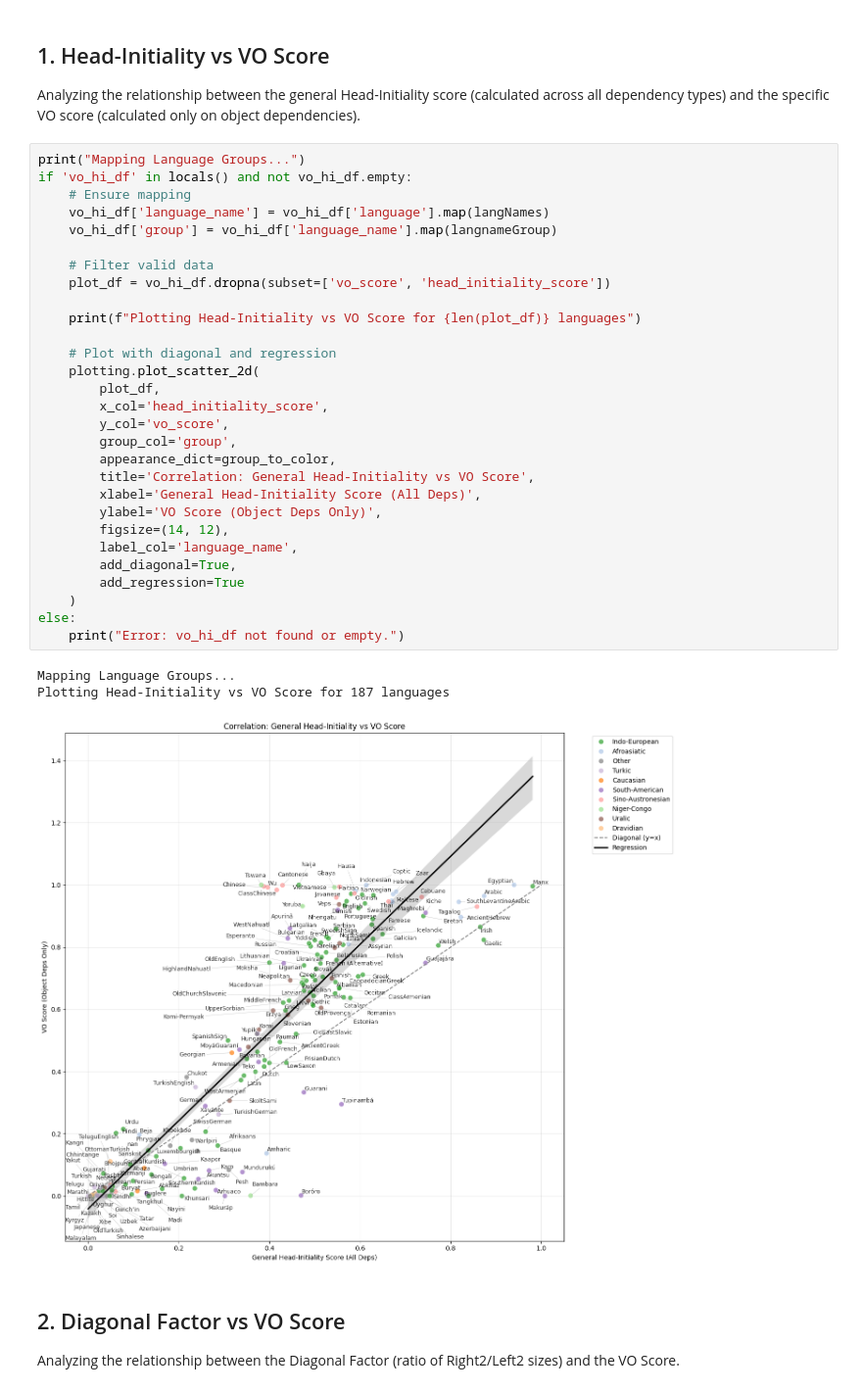
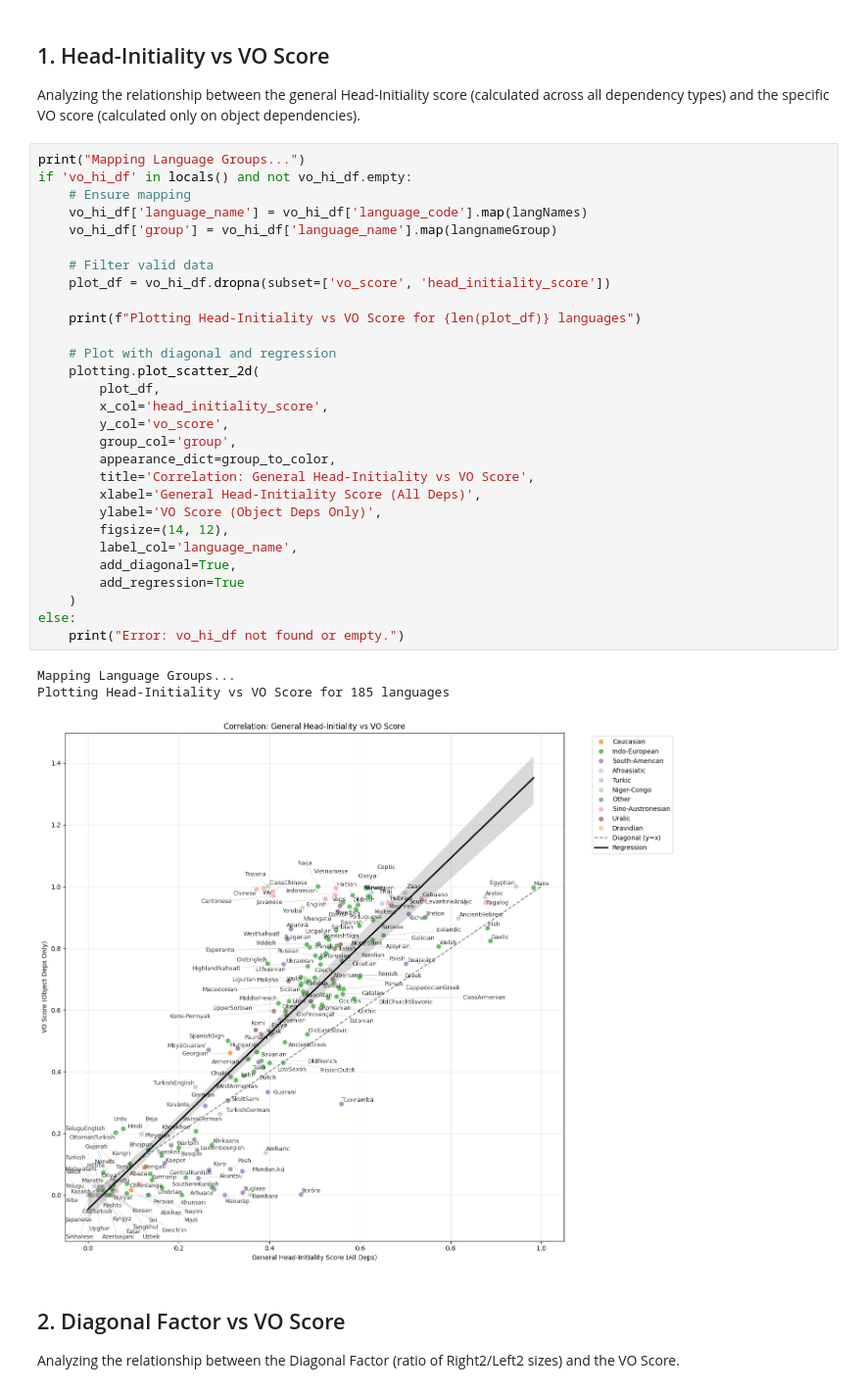
Before and after one commit to typometrics/dataanalysis, a Jupyter notebook: 06_factor_analysis.ipynb, the cells around one changed output. Shown: that part at 98% size. Saved outputs shown, nothing was run; the diff lists cells and outputs as text.

```diff
--- a/06_factor_analysis.ipynb
+++ b/06_factor_analysis.ipynb
@@ -69,36 +69,36 @@ Analyzing the relationship between the general Head-Initiality score (calculated
 # %%
 print("Mapping Language Groups...")
 if 'vo_hi_df' in locals() and not vo_hi_df.empty:
     # Ensure mapping
-    vo_hi_df['language_name'] = vo_hi_df['language'].map(langNames)
+    vo_hi_df['language_name'] = vo_hi_df['language_code'].map(langNames)
     vo_hi_df['group'] = vo_hi_df['language_name'].map(langnameGroup)
 
     # Filter valid data
     plot_df = vo_hi_df.dropna(subset=['vo_score', 'head_initiality_score'])
 
     print(f"Plotting Head-Initiality vs VO Score for {len(plot_df)} languages")
 
     # Plot with diagonal and regression
     plotting.plot_scatter_2d(
         plot_df,
         x_col='head_initiality_score',
         y_col='vo_score',
         group_col='group',
         appearance_dict=group_to_color,
         title='Correlation: General Head-Initiality vs VO Score',
         xlabel='General Head-Initiality Score (All Deps)',
         ylabel='VO Score (Object Deps Only)',
         figsize=(14, 12),
         label_col='language_name',
         add_diagonal=True,
         add_regression=True
     )
 else:
     print("Error: vo_hi_df not found or empty.")
 # %% [output]
 Mapping Language Groups...
-Plotting Head-Initiality vs VO Score for 187 languages
+Plotting Head-Initiality vs VO Score for 185 languages
-[figure, old version]
+[figure, new version]
 # %% [markdown]
 ## 2. Diagonal Factor vs VO Score
 
```
Also changed, not shown: parts of 1 cell of this notebook, 6 other files.
